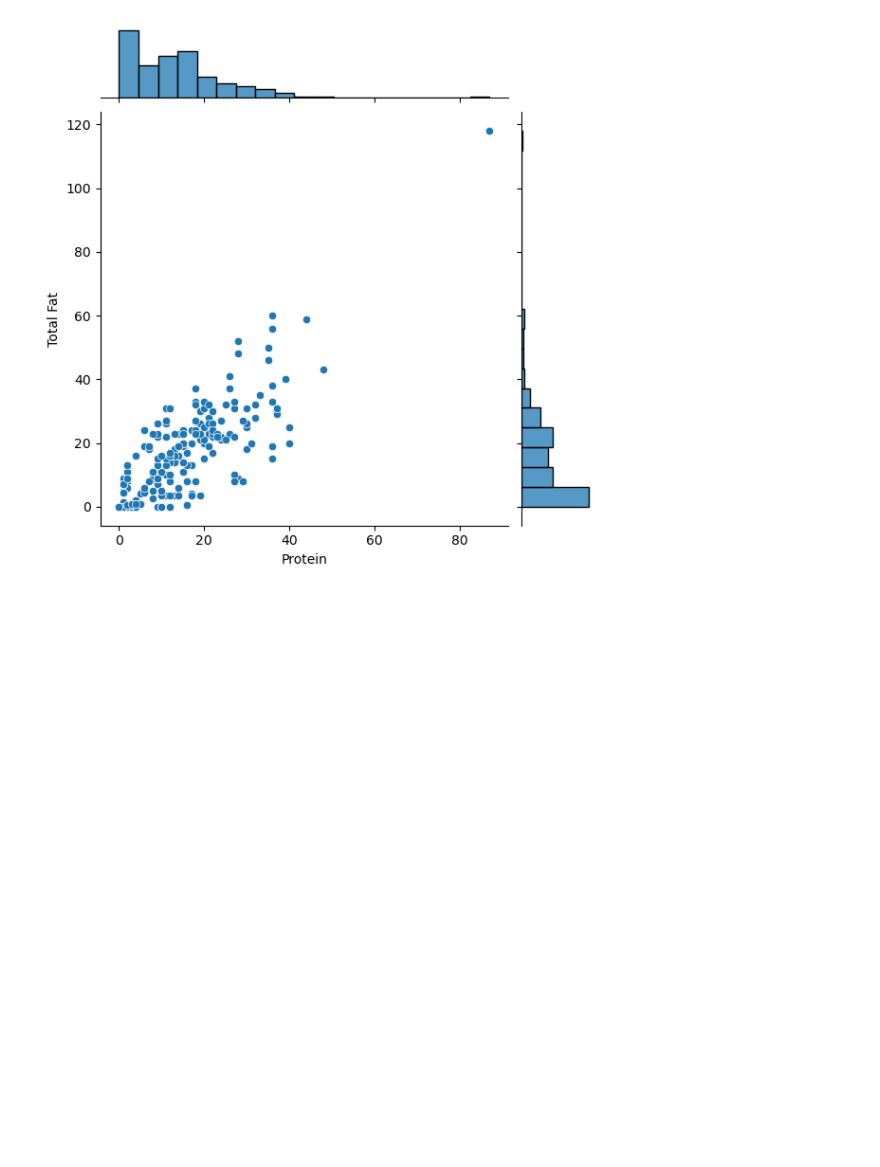
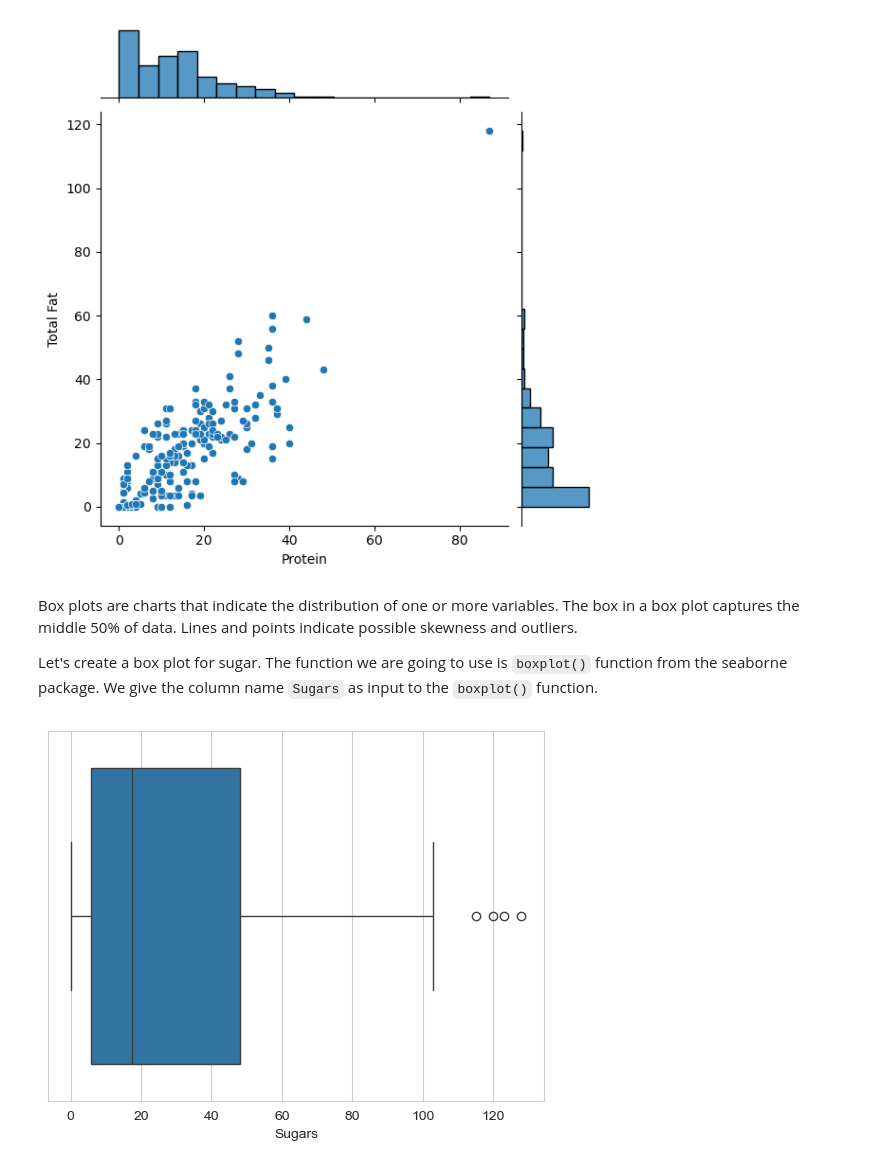
Before and after one commit to stevenkhwun/IBM_Data-Science, a Jupyter notebook: SQL_Using-Python.ipynb, the cells around one changed output. Cells and saved outputs as stored; diff of their text form; code cells hidden in the pictures; blank space fills up the shorter version.

```diff
--- a/SQL_Using-Python.ipynb
+++ b/SQL_Using-Python.ipynb
@@ -111,3 +115,12 @@ To do this, we can use the `jointplot` function provided by the seaborne package
 plot = sns.jointplot(x="Protein", y="Total Fat", data=df)
 # %% [output]
 [figure]
+# %% [markdown]
+Box plots are charts that indicate the distribution of one or more variables. The box in a box plot captures the middle 50% of data. Lines and points indicate possible skewness and outliers.
+
+Let's create a box plot for sugar. The function we are going to use is `boxplot()` function from the seaborne package. We give the column name `Sugars` as input to the `boxplot()` function.
+# %%
+plot = sns.set_style("whitegrid")
+ax = sns.boxplot(x = df["Sugars"])
+# %% [output]
+[figure, added]
```
Also changed, not shown: parts of 5 cells of this notebook.
